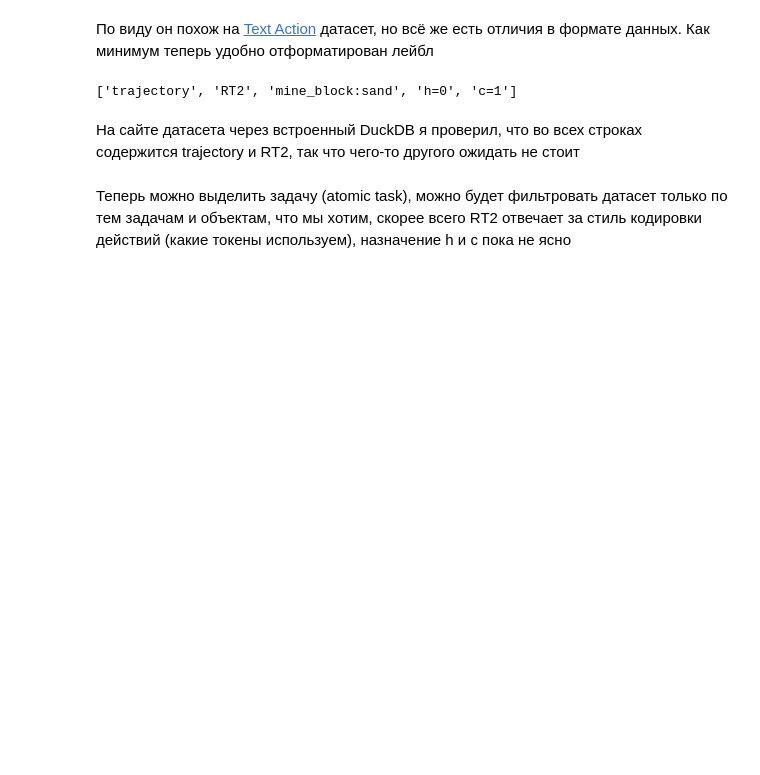
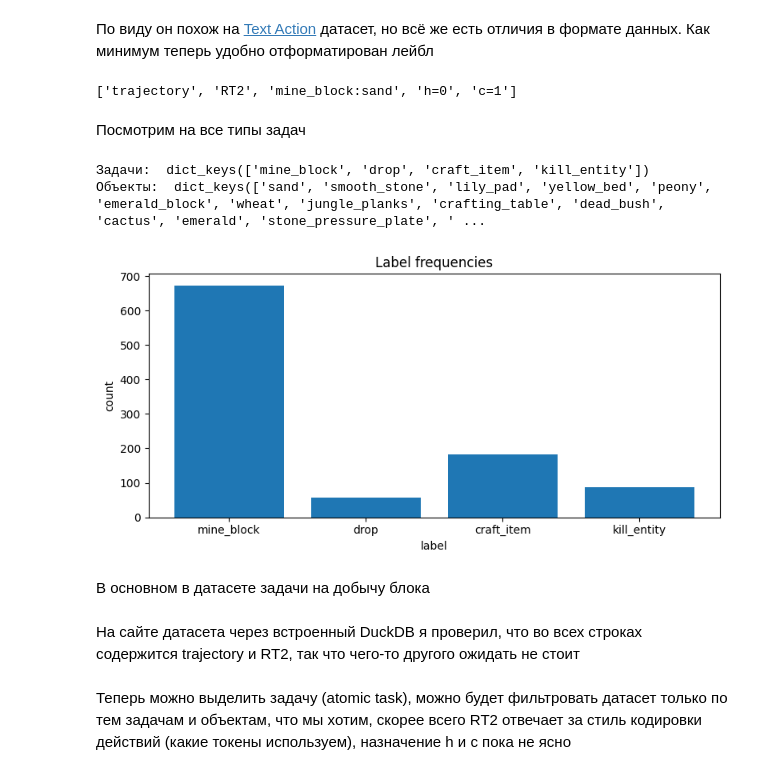
Before and after one commit to EHAT32/AdapterRL, a Jupyter notebook: explore_datasets/explore_minecraft_vla.ipynb, the cells around one changed output. Drawn from its saved outputs; the diff is of its cells as text; code cells hidden in the pictures; blank space fills up the shorter version.

```diff
--- a/explore_datasets/explore_minecraft_vla.ipynb
+++ b/explore_datasets/explore_minecraft_vla.ipynb
@@ -26,3 +26,5 @@ label = row['label']
 print(label)
 # %% [output]
 ['trajectory', 'RT2', 'mine_block:sand', 'h=0', 'c=1']
+# %% [markdown]
+Посмотрим на все типы задач
@@ -29,3 +33,43 @@ print(label)
+# %%
+task_counter = {}
+object_counter = {}
+
+for row in tqdm(ds):
+    label = row['label']
+    objective = label[2].split(":")
+    task, obj = objective
+    if task in task_counter:
+        task_counter[task] += 1
+    else:
+        task_counter[task] = 1
+    if obj in object_counter:
+        object_counter[obj] += 1
+    else:
+        object_counter[obj] = 1
+# %%
+print("Задачи: ", task_counter.keys())
+print("Объекты: ", object_counter.keys())
+# %% [output]
+Задачи:  dict_keys(['mine_block', 'drop', 'craft_item', 'kill_entity'])
+Объекты:  dict_keys(['sand', 'smooth_stone', 'lily_pad', 'yellow_bed', 'peony', 'emerald_block', 'wheat', 'jungle_planks', 'crafting_table', 'dead_bush', 'cactus', 'emerald', 'stone_pressure_plate', ' ...
+# %%
+import matplotlib.pyplot as plt
+
+labels = list(task_counter.keys())
+counts = list(task_counter.values())
+
+plt.figure(figsize=(8, 4))
+plt.bar(labels, counts)
+plt.xlabel("label")
+plt.ylabel("count")
+plt.title("Label frequencies")
+plt.xticks(rotation=0)
+plt.tight_layout()
+plt.show()
+# %% [output]
+[figure, added]
+# %% [markdown]
+В основном в датасете задачи на добычу блока
 # %% [markdown]
 На сайте датасета через встроенный DuckDB я проверил, что во всех строках содержится trajectory и RT2, так что чего-то другого ожидать не стоит
 # %% [markdown]
```
Also changed, not shown: parts of 1 cell of this notebook.
